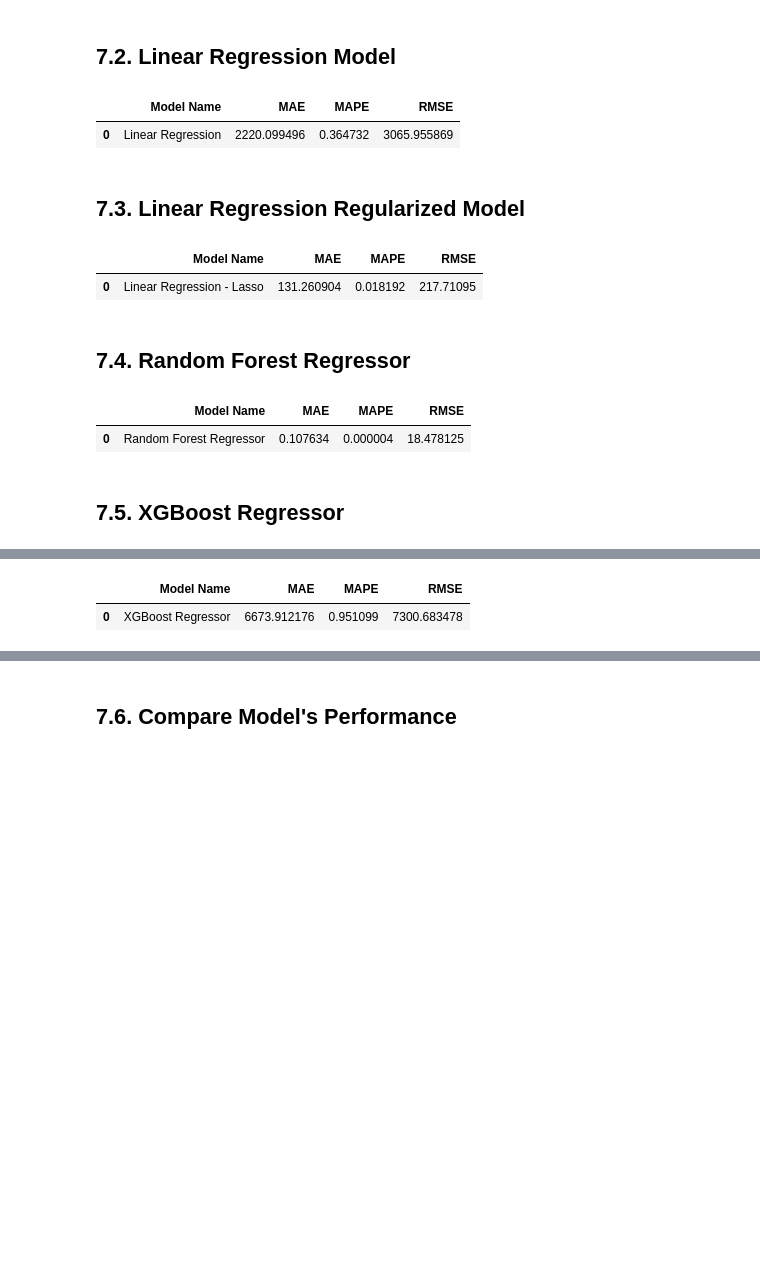
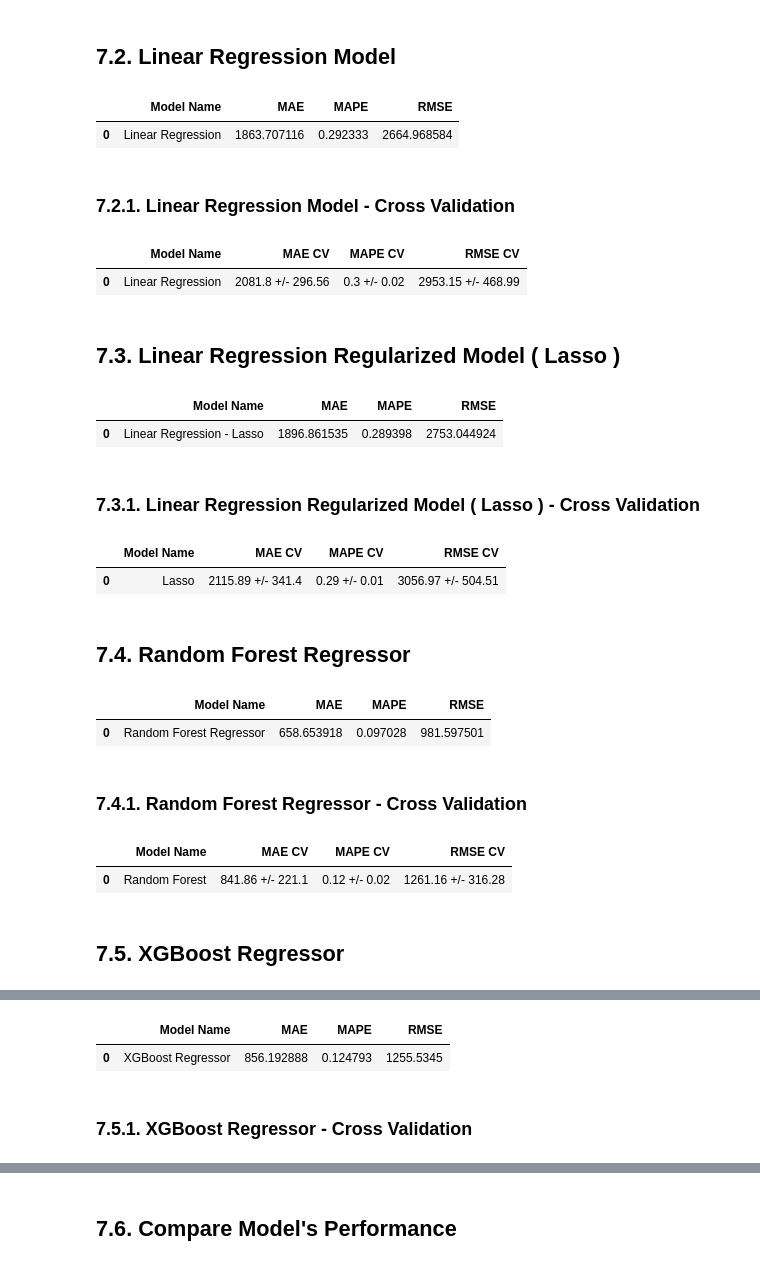
Before and after one commit to ThiagoBorgesLima/Rossman-Store-Sales, a Jupyter notebook: m07_v01_store_sales_prediction.ipynb, the cells around one changed output, grey strips where cells are left out. Cells and saved outputs as stored; diff of their text form; code cells hidden in the pictures; blank space fills up the shorter version.

Commit message:
real performance comparison with cross validation

```diff
--- a/m07_v01_store_sales_prediction.ipynb
+++ b/m07_v01_store_sales_prediction.ipynb
@@ -1038,7 +1084,12 @@ cols_selected_boruta
 # 7.0. PASSO 07 - MACHINE LEARNING MODELLING
 # %%
 x_train = X_train[ cols_selected_boruta ]
-x_train['date'] = x_train['date'].values.astype('float64')
+x_train = x_train.drop( [ 'date', 'sales'], axis=1 )
+# x_train['date'] = x_train['date'].values.astype('float64')
 
 x_test = X_test[ cols_selected_boruta ]
-x_test['date'] = x_test['date'].values.astype('float64')
+x_test = x_test.drop( [ 'date', 'sales'], axis=1 )
+#x_test['date'] = x_test['date'].values.astype('float64')
+
+# Time Series Data Preparation
+x_training = X_train[ cols_selected_boruta_full ]
@@ -1084,9 +1124,17 @@ lr_result = ml_error( 'Linear Regression', np.expm1( y_test ), np.expm1( yhat_lr
 lr_result
 # %% [output]
 |  | Model Name | MAE | MAPE | RMSE |
-| 0 | Linear Regression | 2220.099496 | 0.364732 | 3065.955869 |
+| 0 | Linear Regression | 1863.707116 | 0.292333 | 2664.968584 |
+# %% [markdown]
+### 7.2.1. Linear Regression Model - Cross Validation
+# %%
+lr_result_cv = cross_validation( x_training, 5, 'Linear Regression', lr, verbose=False )
+lr_result_cv
+# %% [output]
+|  | Model Name | MAE CV | MAPE CV | RMSE CV |
+| 0 | Linear Regression | 2081.8 +/- 296.56 | 0.3 +/- 0.02 | 2953.15 +/- 468.99 |
 # %% [markdown]
-## 7.3. Linear Regression Regularized Model
+## 7.3. Linear Regression Regularized Model ( Lasso )
 # %%
 # model
 lrr = Lasso( alpha=0.01 ).fit( x_train, y_train )
@@ -1099,7 +1147,15 @@ lrr_result = ml_error( 'Linear Regression - Lasso', np.expm1( y_test ), np.expm1
 lrr_result
 # %% [output]
 |  | Model Name | MAE | MAPE | RMSE |
-| 0 | Linear Regression - Lasso | 131.260904 | 0.018192 | 217.71095 |
+| 0 | Linear Regression - Lasso | 1896.861535 | 0.289398 | 2753.044924 |
+# %% [markdown]
+### 7.3.1. Linear Regression Regularized Model ( Lasso ) - Cross Validation
+# %%
+lrr_result_cv = cross_validation( x_training, 5, 'Lasso', lrr, verbose=False )
+lrr_result_cv
+# %% [output]
+|  | Model Name | MAE CV | MAPE CV | RMSE CV |
+| 0 | Lasso | 2115.89 +/- 341.4 | 0.29 +/- 0.01 | 3056.97 +/- 504.51 |
 # %% [markdown]
 ## 7.4. Random Forest Regressor
 # %%
@@ -1114,14 +1170,22 @@ rf_result = ml_error( 'Random Forest Regressor', np.expm1( y_test ), np.expm1( y
 rf_result
 # %% [output]
 |  | Model Name | MAE | MAPE | RMSE |
-| 0 | Random Forest Regressor | 0.107634 | 0.000004 | 18.478125 |
+| 0 | Random Forest Regressor | 658.653918 | 0.097028 | 981.597501 |
+# %% [markdown]
+### 7.4.1. Random Forest Regressor - Cross Validation
+# %%
+rf_result_cv = cross_validation( x_training, 5, 'Random Forest', rf, verbose=False )
+rf_result_cv
+# %% [output]
+|  | Model Name | MAE CV | MAPE CV | RMSE CV |
+| 0 | Random Forest | 841.86 +/- 221.1 | 0.12 +/- 0.02 | 1261.16 +/- 316.28 |
 # %% [markdown]
 ## 7.5. XGBoost Regressor
 # %%
 # model
 model_xgb = xgb.XGBRegressor( objective='reg:squarederror',
                               n_estimators=100,
-                              eta=0.01, max_depth=10,
+                              eta=0.1, max_depth=10,
                               subsample=0.7,
                               colsample_bytee=0.9
                                ).fit( x_train, y_train )
@@ -1137,7 +1201,9 @@ xgb_result
 Parameters: { "colsample_bytee" } might not be used.
 
   This could be a false alarm, with some parameters getting used by language bindings but
   then being mistakenly passed down to XGBoost core, or some parameter actually being used
   but getting flagged wrongly here. Please open an issue if you find any such cases.
 |  | Model Name | MAE | MAPE | RMSE |
-| 0 | XGBoost Regressor | 6673.912176 | 0.951099 | 7300.683478 |
+| 0 | XGBoost Regressor | 856.192888 | 0.124793 | 1255.5345 |
+# %% [markdown]
+### 7.5.1. XGBoost Regressor - Cross Validation
```
Also changed, not shown: parts of 13 cells of this notebook.
